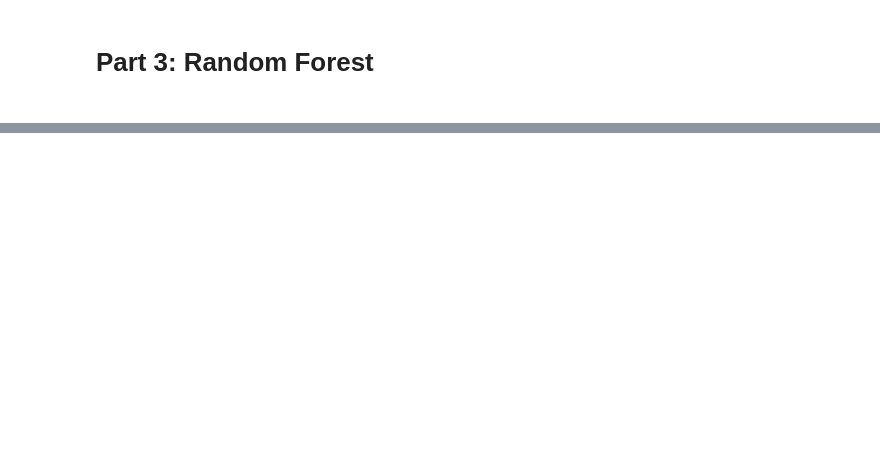
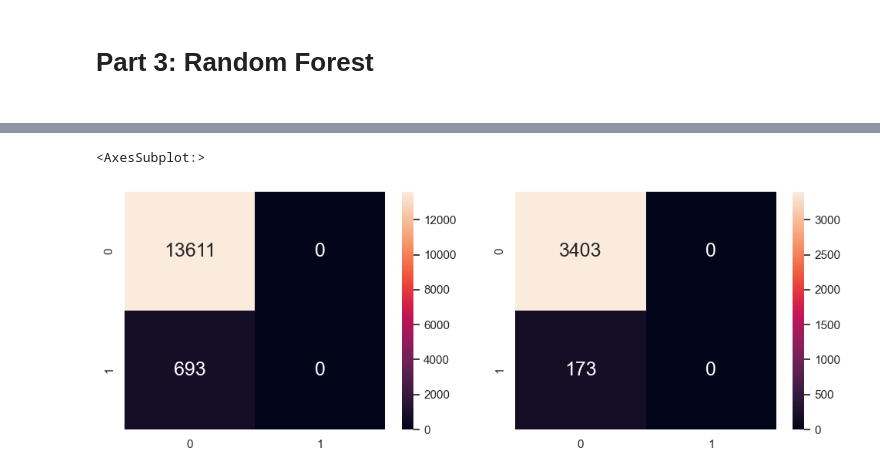
Before and after one commit to edward62740/sc1015-project, a Jupyter notebook: Random Forest.ipynb, the cells around one changed output, grey strips where cells are left out. Saved outputs shown, nothing was run; the diff lists cells and outputs as text; code cells hidden in the pictures; blank space fills up the shorter version.

```diff
--- a/Random Forest.ipynb
+++ b/Random Forest.ipynb
@@ -39,0 +78,3 @@ RANDOM_SPLIT_SEED = 11
+# %%
+data=pd.read_csv('fake_job_postings.csv')
+data
@@ -39,0 +95,8 @@ RANDOM_SPLIT_SEED = 11
+# %%
+from sklearn.tree import DecisionTreeClassifier
+from sklearn.model_selection import train_test_split
+from sklearn.metrics import confusion_matrix
+from sklearn.tree import plot_tree
+
+y = pd.DataFrame(data['fraudulent'])
+X = pd.DataFrame(data[['telecommuting', 'has_company_logo', 'has_questions']])
@@ -39,0 +113,20 @@ RANDOM_SPLIT_SEED = 11
+# %%
+X_train, X_test, y_train, y_test = train_test_split(X, y, test_size = 0.2)
+
+dectree = DecisionTreeClassifier(max_depth = 4)
+dectree.fit(X_train, y_train)
+
+
+y_train_predic=dectree.predict(X_train)
+y_test_predic=dectree.predict(X_test)
+
+print("For train model: ")
+rate(confusion_matrix(y_train, y_train_predic))
+print("For test model: ")
+rate(confusion_matrix(y_test, y_test_predic))
+
+
+f = plt.figure(figsize=(24,24))
+plot_tree(dectree, filled=True, rounded=True,
+          feature_names=X_train.columns,
+          class_names=["real","false"])
@@ -39,0 +160,7 @@ RANDOM_SPLIT_SEED = 11
+# %%
+f, axes=plt.subplots(1, 2, figsize=(12,4))
+sb.heatmap(confusion_matrix(y_train, y_train_predic), annot=True, fmt=".0f", annot_kws={"size":18}, ax=axes[0])
+sb.heatmap(confusion_matrix(y_test, y_test_predic), annot=True, fmt=".0f", annot_kws={"size":18}, ax=axes[1])
+# %% [output]
+<AxesSubplot:>
+[figure, added]
```
Also changed, not shown: parts of 26 cells of this notebook.
